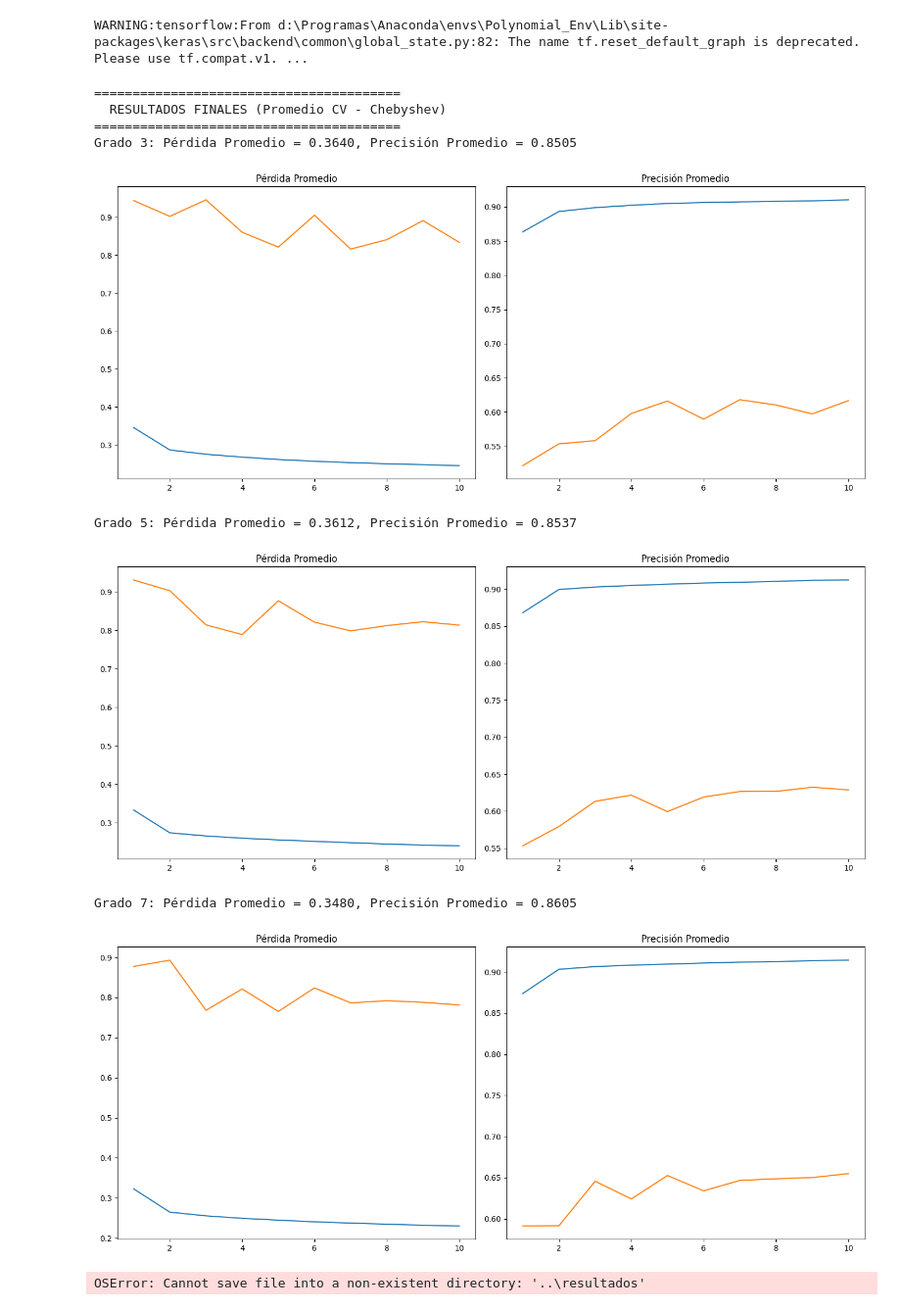
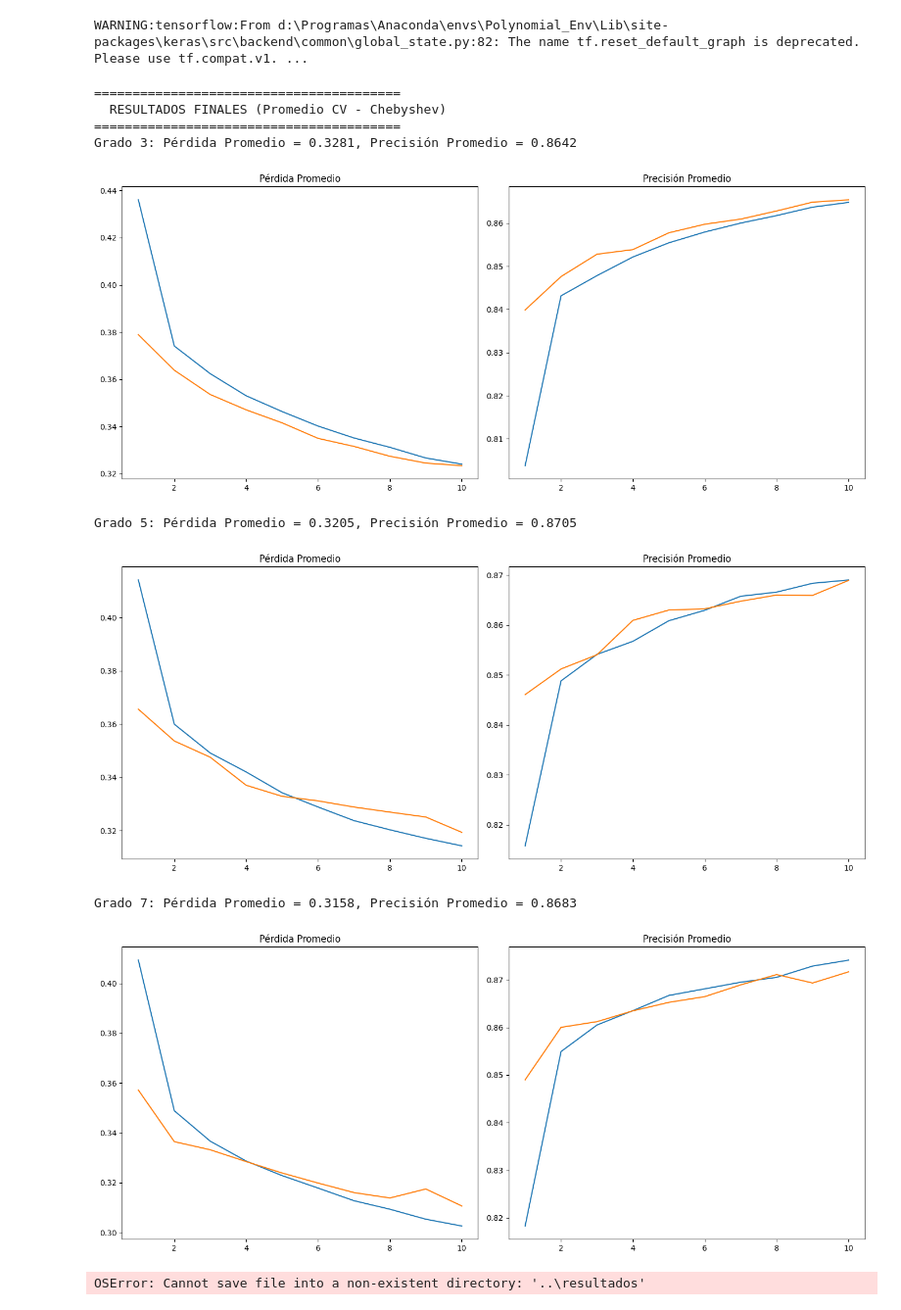
Before and after one commit to NicolasGS02/TFG, a Jupyter notebook: Polinomio de Chebyshev/StratifieldDataChebyshev.ipynb, the cells around one changed output. Shown at 98% size. Drawn from its saved outputs; the diff is of its cells as text; code cells hidden in the pictures.

```diff
--- a/Polinomio de Chebyshev/StratifieldDataChebyshev.ipynb
+++ b/Polinomio de Chebyshev/StratifieldDataChebyshev.ipynb
@@ -107,16 +106,18 @@ def PolynomialDenseCreator_Cheb(degree_Cheb,input_dim_Cheb):
 # %%
+# ===== DATOS =====
+idDataset = 159
+dataset = fetch_ucirepo(id=idDataset)
 
-# ===== DATOS =====
-magic_gamma_telescope_Cheb = fetch_ucirepo(id=159)
+X = dataset.data.features.to_numpy()
+y = dataset.data.targets.to_numpy()
 
-X_Cheb = magic_gamma_telescope_Cheb.data.features
-y_Cheb = magic_gamma_telescope_Cheb.data.targets
 
 
 # ===== HIPERPARÁMETROS =====
 epochs_Cheb = 10
 batch_size_Cheb = 32
-input_dim_Cheb = X_Cheb.shape[1]
+input_dim_Cheb = X.shape[1]
+num_classes = len(np.unique(y))
 num_splits_Cheb = 10
 degrees = [3, 5, 7]
 # %%
@@ -165,34 +194,33 @@ for train_index, test_index in tqdm(skf_Cheb.split(X_Cheb, y_Cheb), total=num_sp
 WARNING:tensorflow:From d:\Programas\Anaconda\envs\Polynomial_Env\Lib\site-packages\keras\src\backend\common\global_state.py:82: The name tf.reset_default_graph is deprecated. Please use tf.compat.v1. ...
 # %%
 
-def calculator_Cheb(scores_Cheb):
-    Totalloss_Cheb, Totalaccuracy_Cheb = 0, 0
-    for loss, accuracy in scores_Cheb:
-        Totalloss_Cheb += loss
-        Totalaccuracy_Cheb += accuracy
-
-    return Totalloss_Cheb/num_splits_Cheb, Totalaccuracy_Cheb/num_splits_Cheb
+# ===== MÉTRICAS =====
+def calculator(scores, times):
+    loss = np.mean([s[0] for s in scores])
+    acc = np.mean([s[1] for s in scores])
+    t = np.mean(times)
+    return loss, acc, t
 
 
 print("\n" + "="*40)
 print("  RESULTADOS FINALES (Promedio CV - Chebyshev)")
 print("="*40)
 
 scoreMean_Cheb = {}
 for deg in degrees:
-    scoreMean_Cheb[deg] = calculator_Cheb(score_Cheb[deg])
+    scoreMean_Cheb[deg] = calculator(scores[deg], times[deg])
     print(f"Grado {deg}: Pérdida Promedio = {scoreMean_Cheb[deg][0]:.4f}, Precisión Promedio = {scoreMean_Cheb[deg][1]:.4f}")
-    plot_cv_average_history_Cheb(history_Cheb[deg])
+    plot_cv_average_history_Cheb(histories[deg])
 # %% [output]
 ========================================
   RESULTADOS FINALES (Promedio CV - Chebyshev)
 ========================================
-Grado 3: Pérdida Promedio = 0.3640, Precisión Promedio = 0.8505
+Grado 3: Pérdida Promedio = 0.3281, Precisión Promedio = 0.8642
-[figure, old version]
+[figure, new version]
-Grado 5: Pérdida Promedio = 0.3612, Precisión Promedio = 0.8537
+Grado 5: Pérdida Promedio = 0.3205, Precisión Promedio = 0.8705
-[figure, old version]
+[figure, new version]
-Grado 7: Pérdida Promedio = 0.3480, Precisión Promedio = 0.8605
+Grado 7: Pérdida Promedio = 0.3158, Precisión Promedio = 0.8683
-[figure, old version]
+[figure, new version]
 # %%
 import pandas as pd
 import os
```
Also changed, not shown: parts of 3 cells of this notebook, 6 other files.
